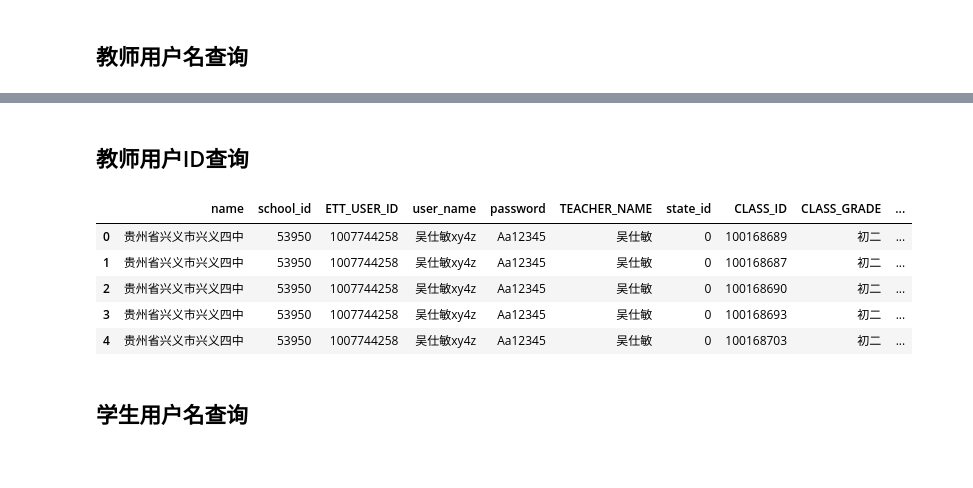
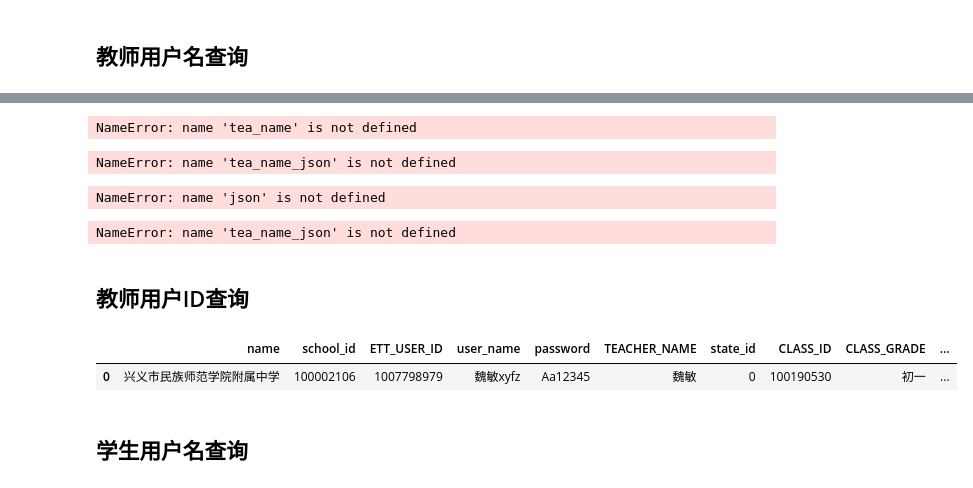
Before and after one commit to caozhiqiang8/jupyter, a Jupyter notebook: school.ipynb, the cells around one changed output, grey strips where cells are left out. Drawn from its saved outputs; the diff is of its cells as text; code cells hidden in the pictures.

```diff
--- a/school.ipynb
+++ b/school.ipynb
@@ -839,22 +1172,36 @@ tea_name
+# %%
+tea_name_json =  tea_name.to_dict('records')
+# %% [output]
+NameError: name 'tea_name' is not defined
+# %%
+tea_name_json
+# %% [output]
+NameError: name 'tea_name_json' is not defined
+# %%
+tea_name_json = json.loads(tea_name_json)
+tea_name_json
+# %% [output]
+NameError: name 'json' is not defined
+# %%
+for key in tea_name_json.keys():
+        print(tea_name_json['{}'.format(key)]['{}'.format(i)])
+# %% [output]
+NameError: name 'tea_name_json' is not defined
 # %% [markdown]
 ## 教师用户ID查询
 # %%
 tea_name_sql = ('''
     SELECT s.name,s.school_id ,u.ETT_USER_ID,oc.user_name , oc.password,t.TEACHER_NAME ,u.state_id, c.CLASS_ID,c.CLASS_GRADE,c.CLASS_NAME,c.PATTERN,sb.SUBJECT_NAME,jc.C_TIME
     from  oracle2utf.coschuser_info oc,user_info u,school_info s,teacher_info t ,j_class_user jc ,class_info c,subject_info sb
     where  oc.jid = u.ETT_USER_ID and u.DC_SCHOOL_ID = s.school_id and u.ref = t.user_id  and u.ref = jc.user_id  and jc.CLASS_ID = c.CLASS_ID and c.`YEAR` = '2020~2021' and jc.SUBJECT_ID = sb.SUBJECT_ID
-    and oc.jid = 1007744258
+    and oc.jid =  1007798979
     GROUP BY s.school_id ,u.ETT_USER_ID,c.CLASS_GRADE,c.CLASS_NAME,sb.SUBJECT_NAME
          ''')
 tea_name = mysqlDB(tea_name_sql)
 tea_name
 # %% [output]
 |  | name | school_id | ETT_USER_ID | user_name | password | TEACHER_NAME | state_id | CLASS_ID | CLASS_GRADE | ... |
-| 0 | 贵州省兴义市兴义四中 | 53950 | 1007744258 | 吴仕敏xy4z | Aa12345 | 吴仕敏 | 0 | 100168689 | 初二 | ... |
-| 1 | 贵州省兴义市兴义四中 | 53950 | 1007744258 | 吴仕敏xy4z | Aa12345 | 吴仕敏 | 0 | 100168687 | 初二 | ... |
-| 2 | 贵州省兴义市兴义四中 | 53950 | 1007744258 | 吴仕敏xy4z | Aa12345 | 吴仕敏 | 0 | 100168690 | 初二 | ... |
-| 3 | 贵州省兴义市兴义四中 | 53950 | 1007744258 | 吴仕敏xy4z | Aa12345 | 吴仕敏 | 0 | 100168693 | 初二 | ... |
-| 4 | 贵州省兴义市兴义四中 | 53950 | 1007744258 | 吴仕敏xy4z | Aa12345 | 吴仕敏 | 0 | 100168703 | 初二 | ... |
+| 0 | 兴义市民族师范学院附属中学 | 100002106 | 1007798979 | 魏敏xyfz | Aa12345 | 魏敏 | 0 | 100190530 | 初一 | ... |
 # %% [markdown]
 ## 学生用户名查询
 # %%
```
Also changed, not shown: parts of 96 cells of this notebook, 4 other files.
